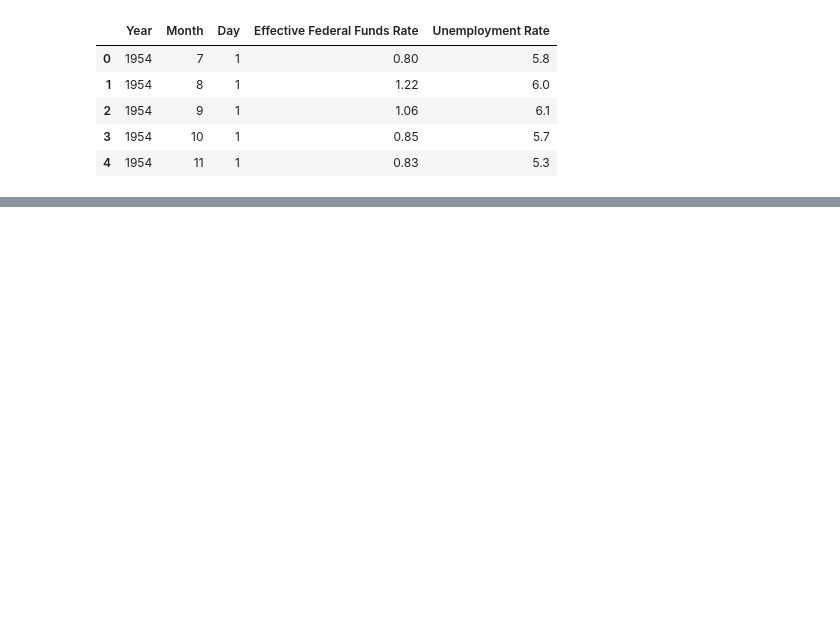
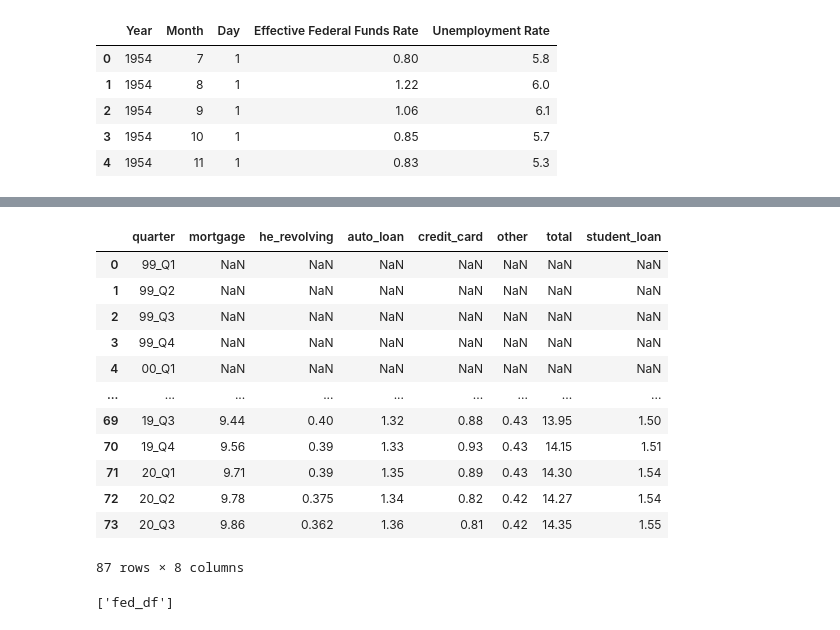
Before and after one commit to RiverJAM/ETL-Fed-Debt, a Jupyter notebook: Fed-ETL.ipynb, the cells around one changed output, grey strips where cells are left out. Drawn from its saved outputs; the diff is of its cells as text; code cells hidden in the pictures; blank space fills up the shorter version.

```diff
--- a/Fed-ETL.ipynb
+++ b/Fed-ETL.ipynb
@@ -59,0 +124,22 @@ Debt_df2 = Debt_df2.rename(columns={
+# %%
+#student loan debt does not appear to be in other before 03
+
+frames = [Debt_df, Debt_df2]
+result = pd.concat(frames)
+
+result =result.apply(lambda x: x.str.replace(':','_'))
+result.head(89)
+# %% [output]
+|  | quarter | mortgage | he_revolving | auto_loan | credit_card | other | total | student_loan |
+| 0 | 99_Q1 | NaN | NaN | NaN | NaN | NaN | NaN | NaN |
+| 1 | 99_Q2 | NaN | NaN | NaN | NaN | NaN | NaN | NaN |
+| 2 | 99_Q3 | NaN | NaN | NaN | NaN | NaN | NaN | NaN |
+| 3 | 99_Q4 | NaN | NaN | NaN | NaN | NaN | NaN | NaN |
+| 4 | 00_Q1 | NaN | NaN | NaN | NaN | NaN | NaN | NaN |
+| ... | ... | ... | ... | ... | ... | ... | ... | ... |
+| 69 | 19_Q3 | 9.44 | 0.40 | 1.32 | 0.88 | 0.43 | 13.95 | 1.50 |
+| 70 | 19_Q4 | 9.56 | 0.39 | 1.33 | 0.93 | 0.43 | 14.15 | 1.51 |
+| 71 | 20_Q1 | 9.71 | 0.39 | 1.35 | 0.89 | 0.43 | 14.30 | 1.54 |
+| 72 | 20_Q2 | 9.78 | 0.375 | 1.34 | 0.82 | 0.42 | 14.27 | 1.54 |
+| 73 | 20_Q3 | 9.86 | 0.362 | 1.36 | 0.81 | 0.42 | 14.35 | 1.55 |
+87 rows × 8 columns
@@ -59,0 +153,4 @@ Debt_df2 = Debt_df2.rename(columns={
+# %%
+engine.table_names()
+# %% [output]
+['fed_df']
```
Also changed, not shown: parts of 7 cells of this notebook, 3 other files.
